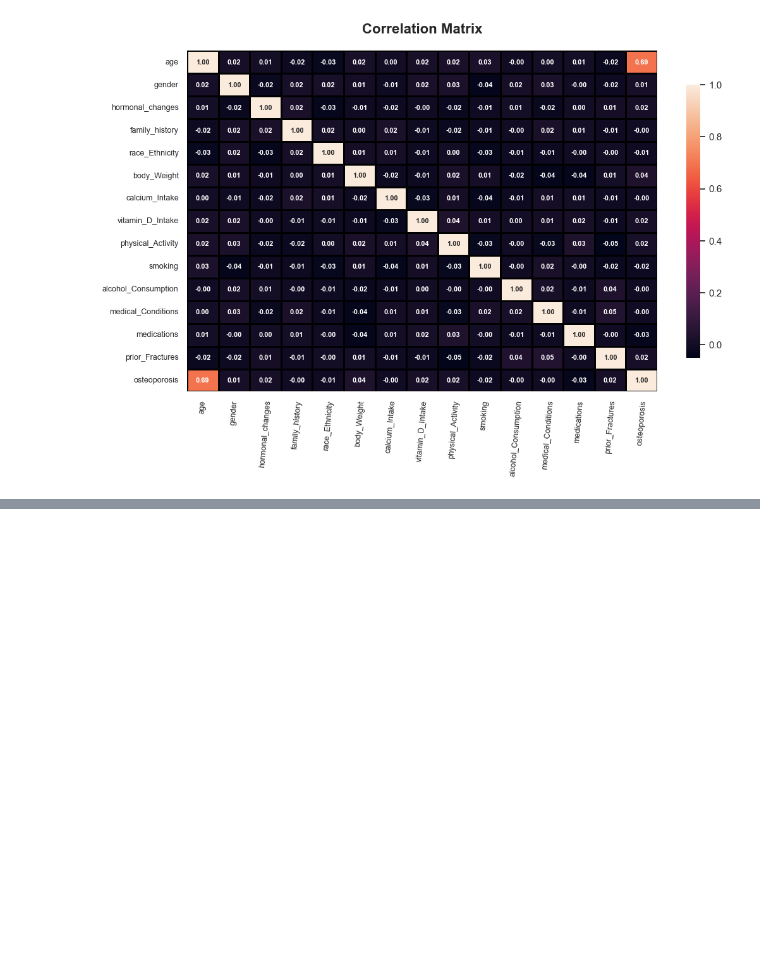
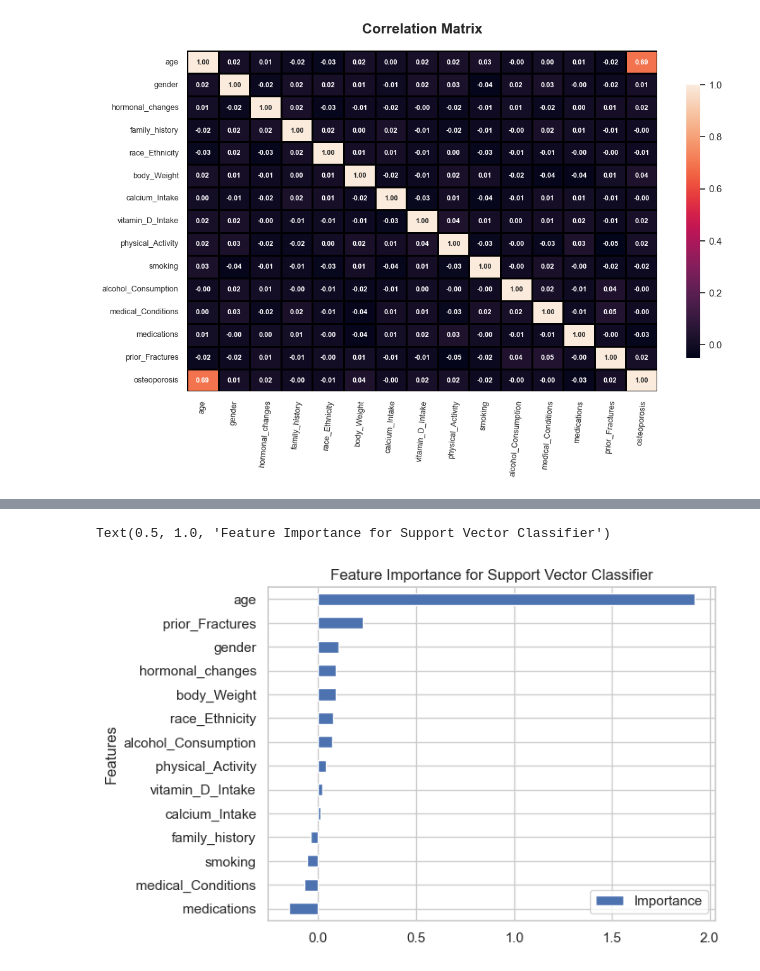
Before and after one commit to dyltran/osteoporosis-risk, a Jupyter notebook: notebooks/pipeline_VietThy.ipynb, the cells around one changed output, grey strips where cells are left out. Drawn from its saved outputs; the diff is of its cells as text; code cells hidden in the pictures; blank space fills up the shorter version.

```diff
--- a/notebooks/pipeline_VietThy.ipynb
+++ b/notebooks/pipeline_VietThy.ipynb
@@ -283,0 +318,13 @@ Accuracy: 0.8204081632653061
+# %%
+#feature importance chart for support vector classifier
+coeff = list(support_vector_model.coef_[0])
+labels = list(df.drop('osteoporosis', axis = 1).columns)
+features = pd.DataFrame()
+features['Features'] = labels
+features['Importance'] = coeff
+features.sort_values(by = ['Importance'], ascending = True, inplace = True)
+features = features.set_index('Features')
+features.plot(kind = 'barh').set_title('Feature Importance for Support Vector Classifier')
+# %% [output]
+Text(0.5, 1.0, 'Feature Importance for Support Vector Classifier')
+[figure, added]
```
Also changed, not shown: parts of 3 cells of this notebook.
